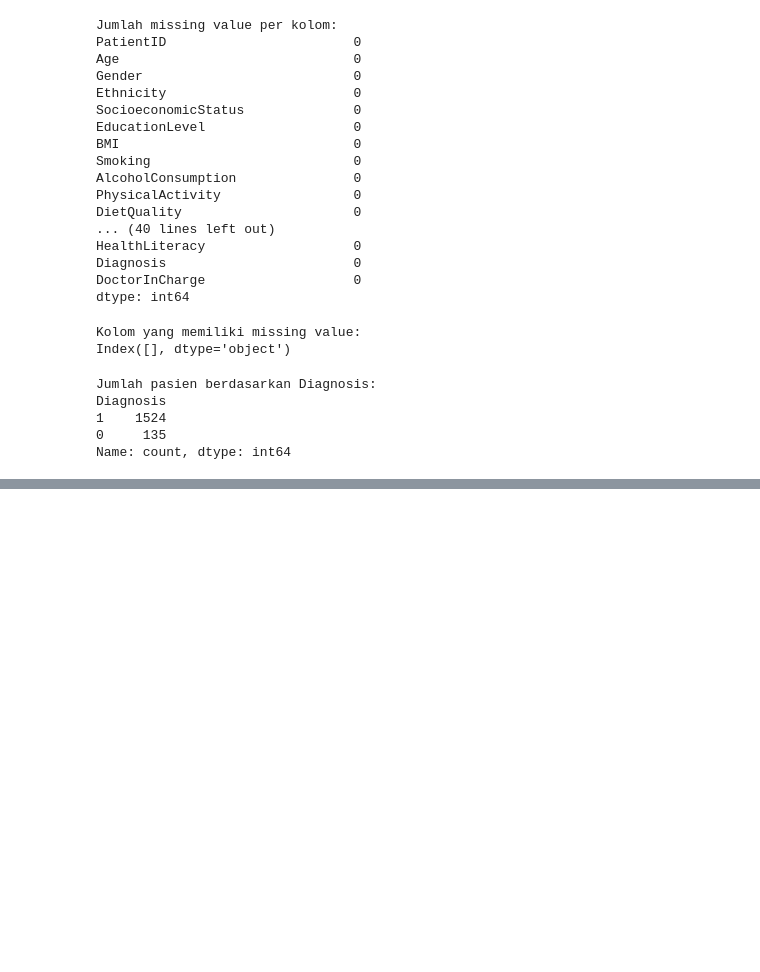
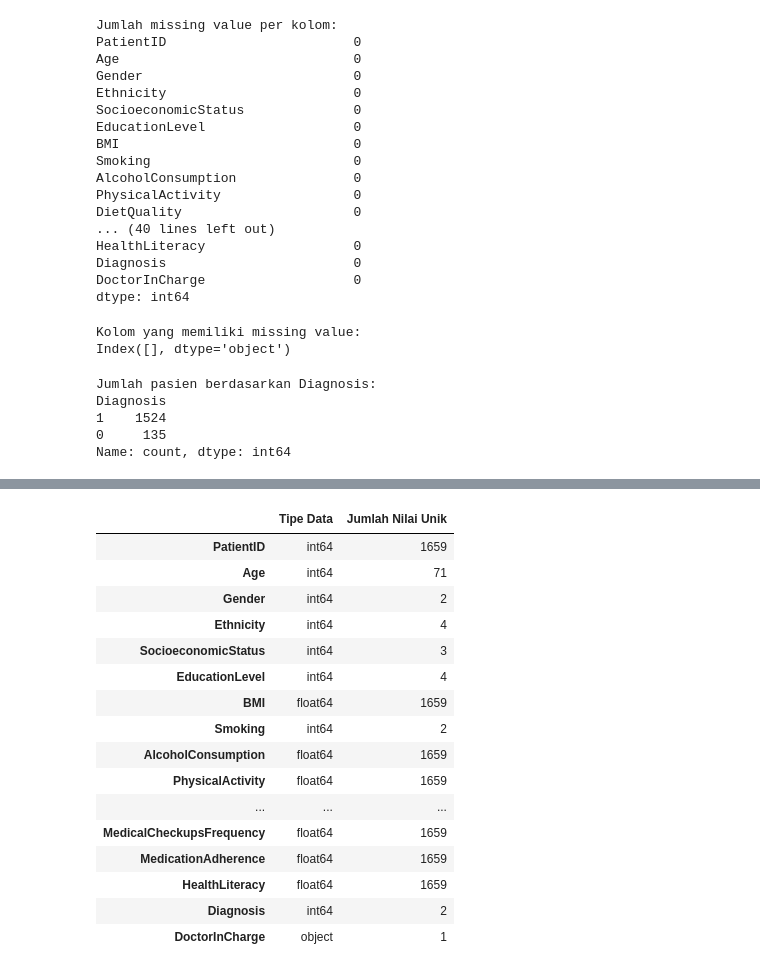
Before and after one commit to Putrimaesarah/CKD-DATASET, a Jupyter notebook: CKD_PENELITIAN.ipynb, the cells around one changed output, grey strips where cells are left out. Cells and saved outputs as stored; diff of their text form; code cells hidden in the pictures; blank space fills up the shorter version.

```diff
--- a/CKD_PENELITIAN.ipynb
+++ b/CKD_PENELITIAN.ipynb
@@ -69,0 +92,25 @@ Name: count, dtype: int64
+# %%
+# Menampilkan tipe data dan jumlah unique value per kolom (jika ingin analisis lebih lanjut)
+data_types = pd.DataFrame({
+    'Tipe Data': df.dtypes,
+    'Jumlah Nilai Unik': df.nunique()
+})
+data_types
+# %% [output]
+|  | Tipe Data | Jumlah Nilai Unik |
+| PatientID | int64 | 1659 |
+| Age | int64 | 71 |
+| Gender | int64 | 2 |
+| Ethnicity | int64 | 4 |
+| SocioeconomicStatus | int64 | 3 |
+| EducationLevel | int64 | 4 |
+| BMI | float64 | 1659 |
+| Smoking | int64 | 2 |
+| AlcoholConsumption | float64 | 1659 |
+| PhysicalActivity | float64 | 1659 |
+| ... | ... | ... |
+| MedicalCheckupsFrequency | float64 | 1659 |
+| MedicationAdherence | float64 | 1659 |
+| HealthLiteracy | float64 | 1659 |
+| Diagnosis | int64 | 2 |
+| DoctorInCharge | object | 1 |
```
Also changed, not shown: parts of 5 cells of this notebook.
